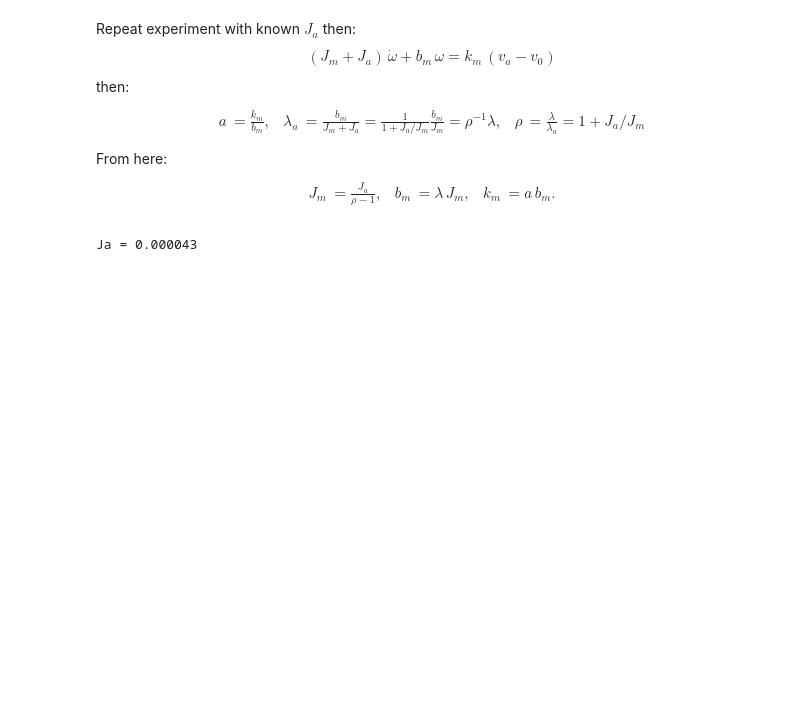
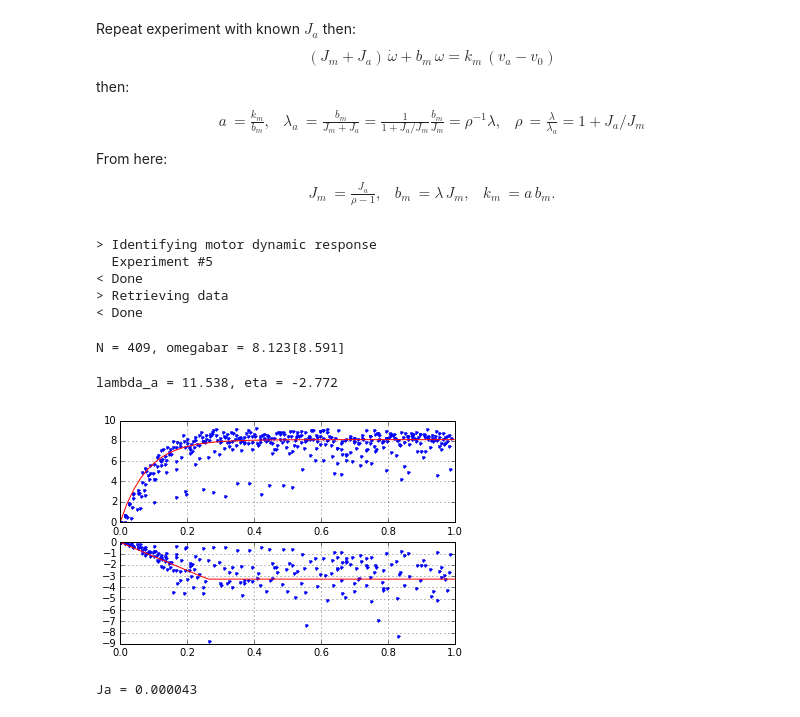
Before and after one commit to mcdeoliveira/pyctrl, a Jupyter notebook: python/notebook/IdentifyMotor.ipynb, the cells around one changed output. Drawn from its saved outputs; the diff is of its cells as text; code cells hidden in the pictures; blank space fills up the shorter version.

```diff
--- a/python/notebook/IdentifyMotor.ipynb
+++ b/python/notebook/IdentifyMotor.ipynb
@@ -182,3 +237,32 @@ J_m &= \frac{J_a}{\rho - 1}, &
 b_m &= \lambda \, J_m, &
 k_m &= a \, b_m.
 \end{aligned}
+# %%
+print('> Identifying motor dynamic response')
+K = 5
+T0 = 1
+T1 = 2
+tref = []
+duty = 90
+with controller:
+    controller.set_sink('logger',reset=True)
+    for k in range(K):
+        print('\r  Experiment #{}'.format(k+1),end='')
+        time.sleep(T0)
+        t0=controller.get_signal('clock')
+        controller.set_signal('motor1',duty)
+        time.sleep(T1)
+        t1=controller.get_signal('clock')
+        controller.set_signal('motor1',0)
+        time.sleep(T0)
+        tref.append((t0,t1))
+print('\n< Done')
+print('> Retrieving data')
+log = controller.read_sink('logger')
+print('< Done')
+# %% [output]
+> Identifying motor dynamic response
+  Experiment #5
+< Done
+> Retrieving data
+< Done
@@ -185 +276,49 @@ k_m &= a \, b_m.
+# %%
+N = 0
+omegabar = 0
+for (tk,tr) in tref:
+    indss = np.where((t > tk+Tt) & (t < tr))
+    nss = len(indss[0])
+    omegabar += nss * np.mean(vel[indss])
+    N += nss
+omegabar /= N
+print('N = {}, omegabar = {:5.3f}[{:5.3f}]'.format(N, omegabar, a * (duty-v0)))
+# %% [output]
+N = 409, omegabar = 8.123[8.591]
+# %%
+N = 0
+vtr = np.array([])
+ttr = np.array([])
+for (tk,tr) in tref:
+    indtr = np.where((t > tk + Ts) & (t < tk+Tt))
+    vtr = np.hstack((vtr,vel[indtr]))
+    ttr = np.hstack((ttr,t[indtr]-tk-Ts))
+# %%
+def func(x, a, b):
+    return np.maximum(-a * x, b)
+
+import scipy.optimize as optimize
+
+x = ttr
+y = np.log(1-vtr/omegabar)
+ind = ~np.isnan(y)
+x = x[ind]
+y = y[ind]
+
+pars, residues = optimize.curve_fit(func, x, y)
+lamb_a, eta_a = pars
+print('lambda_a = {:4.3f}, eta = {:4.3f}'.format(lamb_a,eta_a))
+# %% [output]
+lambda_a = 11.538, eta = -2.772
+# %%
+plt.subplot(2,1,1)
+plt.plot(ttr,vtr,'.',np.linspace(0,Tt),omegabar*(1-np.exp(-lamb*np.linspace(0,Tt))),'r-')
+plt.grid()
+
+plt.subplot(2,1,2)
+plt.plot(x,y,'.',
+         np.linspace(0,Tt),np.maximum(-lamb*np.linspace(0,Tt),eta),'r-')
+plt.grid()
+# %% [output]
+[figure, added]
 # %%
```
Also changed, not shown: parts of 34 cells of this notebook, 11 other files.
